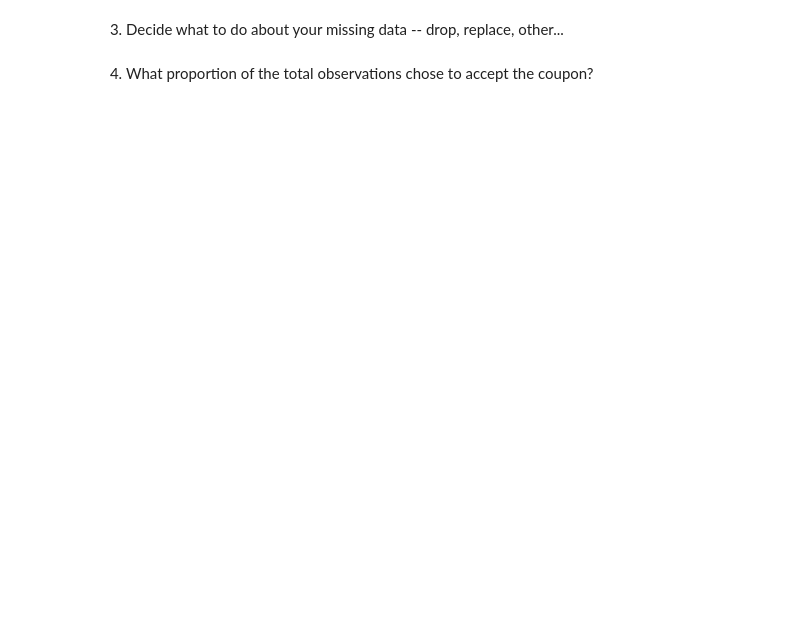
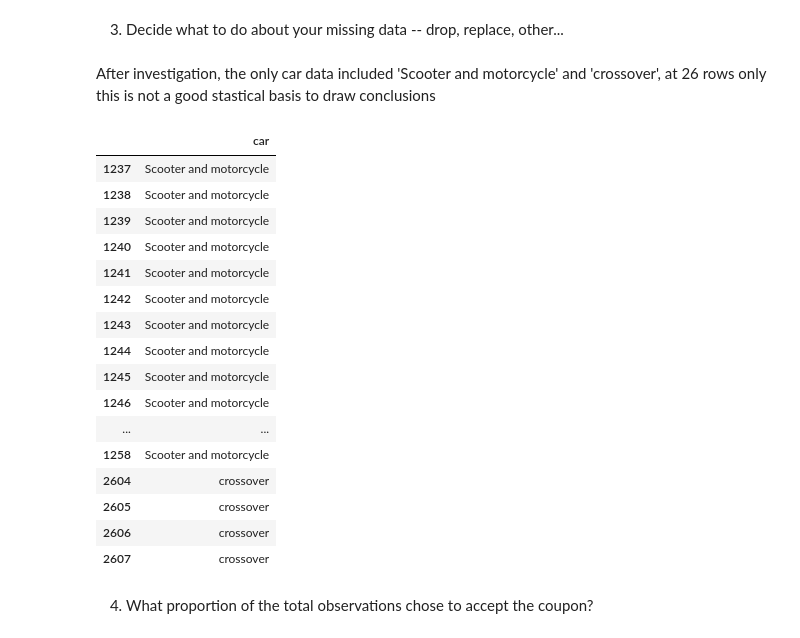
Before and after one commit to dro0o/berkeley-data-analysis, a Jupyter notebook: analysis.ipynb, the cells around one changed output. Drawn from its saved outputs; the diff is of its cells as text; code cells hidden in the pictures; blank space fills up the shorter version.

```diff
--- a/analysis.ipynb
+++ b/analysis.ipynb
@@ -83,2 +112,24 @@ data.head()
 # %% [markdown]
 3. Decide what to do about your missing data -- drop, replace, other...
+# %% [markdown]
+After investigation, the only car data included 'Scooter and motorcycle' and 'crossover', at 26 rows only this is not a good stastical basis to draw conclusions
+# %%
+data[~data['car'].isnull()][['car']].head(26)
+# %% [output]
+|  | car |
+| 1237 | Scooter and motorcycle |
+| 1238 | Scooter and motorcycle |
+| 1239 | Scooter and motorcycle |
+| 1240 | Scooter and motorcycle |
+| 1241 | Scooter and motorcycle |
+| 1242 | Scooter and motorcycle |
+| 1243 | Scooter and motorcycle |
+| 1244 | Scooter and motorcycle |
+| 1245 | Scooter and motorcycle |
+| 1246 | Scooter and motorcycle |
+| ... | ... |
+| 1258 | Scooter and motorcycle |
+| 2604 | crossover |
+| 2605 | crossover |
+| 2606 | crossover |
+| 2607 | crossover |
```
Also changed, not shown: parts of 9 cells of this notebook.
